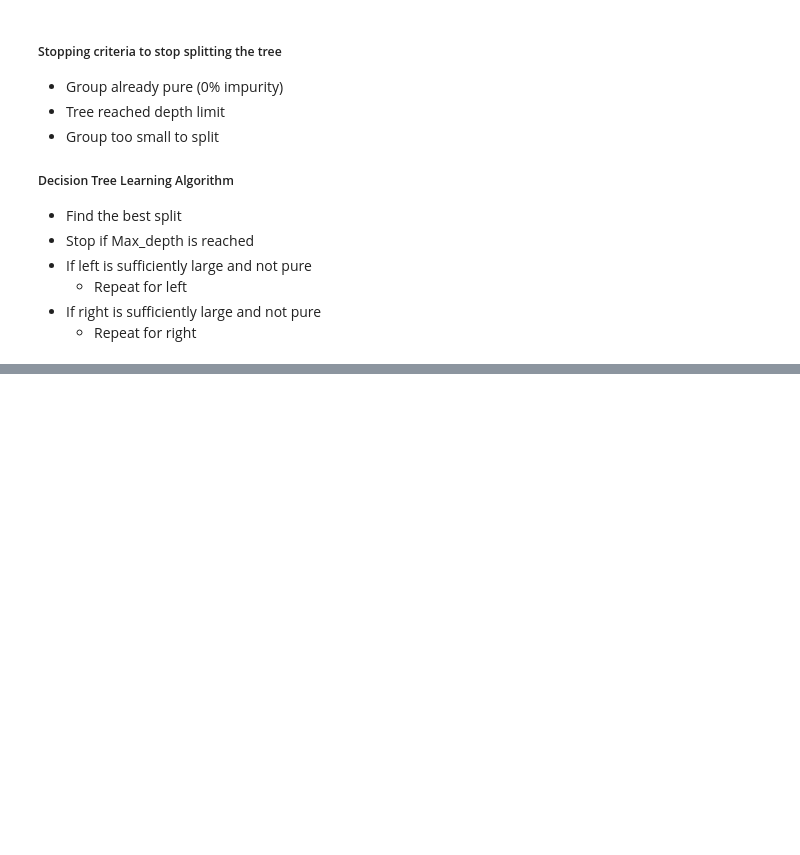
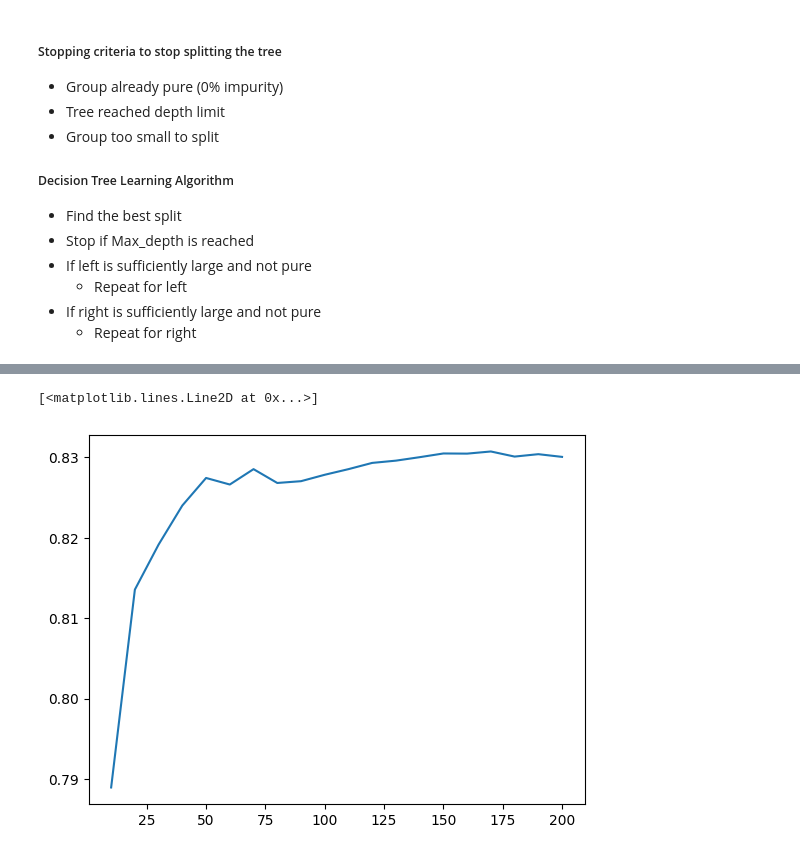
Before and after one commit to Jaykold/mlzoomcamp, a Jupyter notebook: week6/ML_zoomcamp_wk6.ipynb, the cells around one changed output, grey strips where cells are left out. Saved outputs shown, nothing was run; the diff lists cells and outputs as text; code cells hidden in the pictures; blank space fills up the shorter version.

```diff
--- a/week6/ML_zoomcamp_wk6.ipynb
+++ b/week6/ML_zoomcamp_wk6.ipynb
@@ -470,0 +554,3 @@ Series([], Name: proportion, dtype: float64)
+# %%
+rf = RandomForestClassifier(n_estimators=10)
+rf.fit(X_train, y_train)
@@ -470,0 +585,40 @@ Series([], Name: proportion, dtype: float64)
+# %%
+import tracemalloc
+import pandas as pd
+from sklearn.ensemble import RandomForestClassifier
+from sklearn.metrics import roc_auc_score
+
+# Initialize lists for scores and memory readings
+scores = []
+memory_read = {
+    'current_memory': [],
+    'peak_memory': []
+}
+
+for n in range(10, 201, 10):
+    tracemalloc.start()
+
+    # Fit the RandomForest model
+    rf = RandomForestClassifier(n_estimators=n, random_state=1)
+    rf.fit(X_train, y_train)
+
+    # Predict and calculate AUC
+    y_pred = rf.predict_proba(X_val)[:, 1]
+    auc = roc_auc_score(y_val, y_pred)
+
+    # Track memory usage
+    current, peak = tracemalloc.get_traced_memory()
+    tracemalloc.stop()
+
+    memory_read['current_memory'].append(current)
+    memory_read['peak_memory'].append(peak)
+    scores.append((n, auc))
+# %%
+results = pd.DataFrame({
+    'models': [n for n, _ in scores],
+    'roc_auc_score': [auc for _, auc in scores],
+    'current_memory': memory_read['current_memory'],
+    'peak_memory': memory_read['peak_memory']
+})
+
+results.sort_values(by='roc_auc_score', ascending=False)
@@ -470,0 +643,5 @@ Series([], Name: proportion, dtype: float64)
+# %%
+plt.plot(results.models, results.roc_auc_score)
+# %% [output]
+[<matplotlib.lines.Line2D at 0x...>]
+[figure, added]
```
Also changed, not shown: parts of 24 cells of this notebook, 1 other file.
